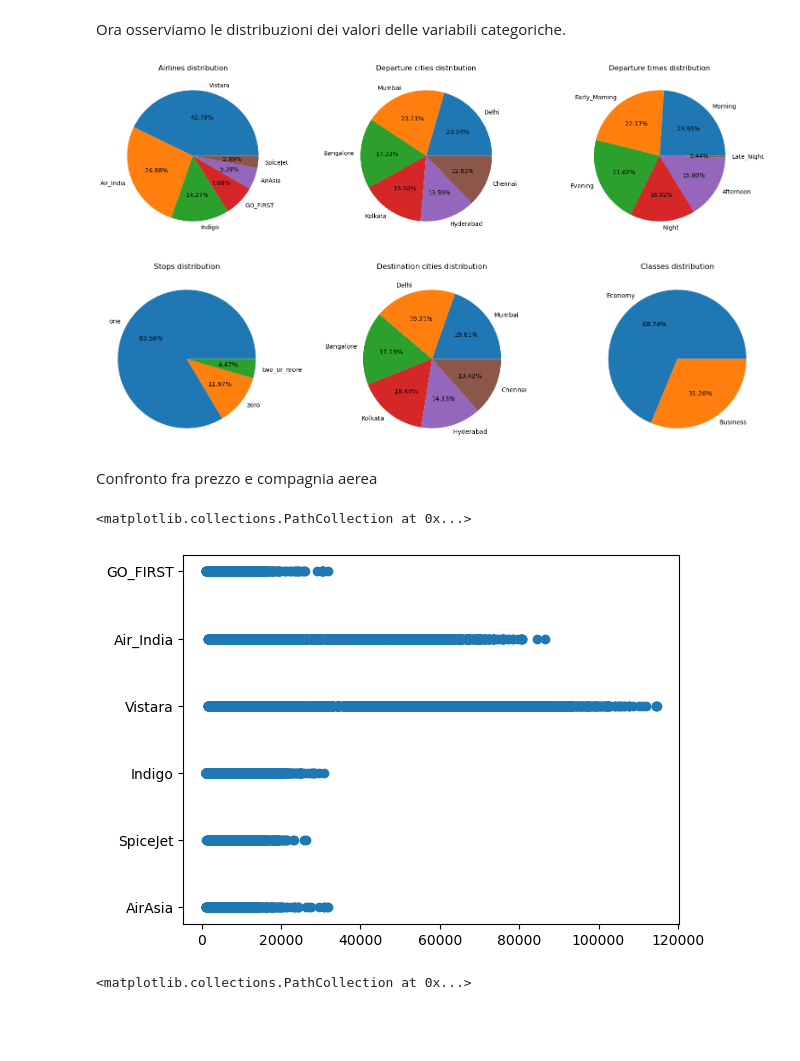
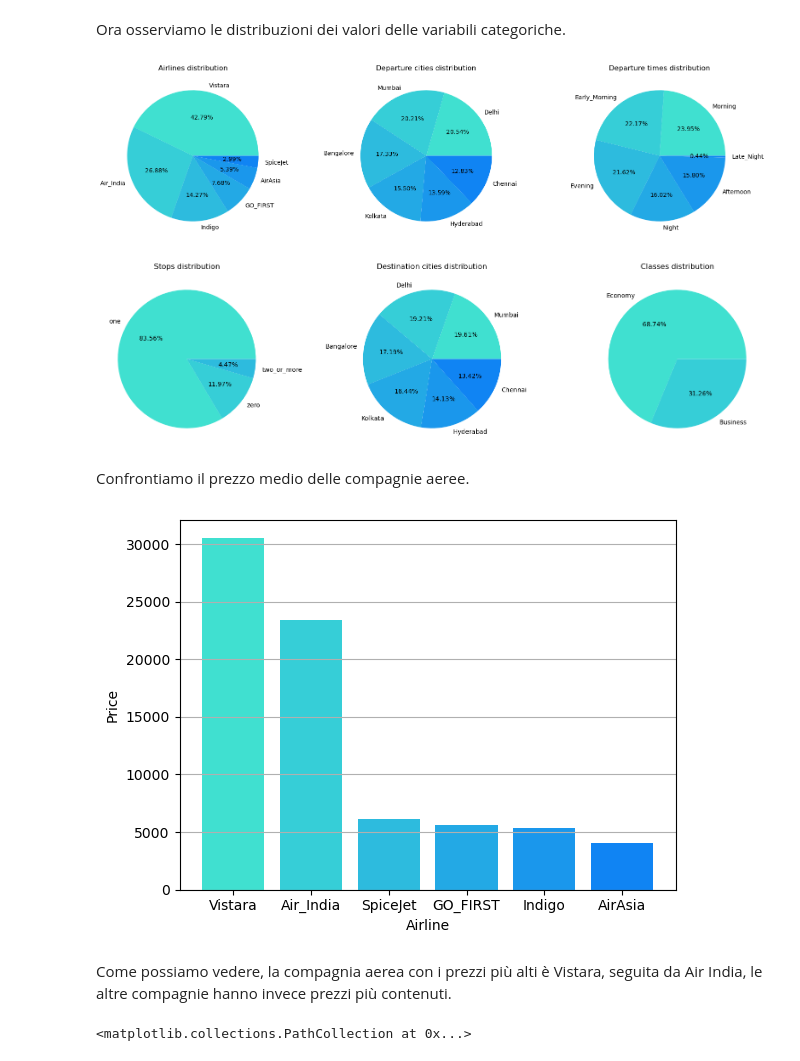
Before and after one commit to AivAiv/Flight_Price_Prediction, a Jupyter notebook: Progetto Programmazione Data Intensive.ipynb, the cells around one changed output. Drawn from its saved outputs; the diff is of its cells as text; code cells hidden in the pictures; blank space fills up the shorter version.

```diff
--- a/Progetto Programmazione Data Intensive.ipynb
+++ b/Progetto Programmazione Data Intensive.ipynb
@@ -160,22 +156,24 @@ dataset.describe()
 # %% [markdown]
 Ora osserviamo le distribuzioni dei valori delle variabili categoriche.
 # %%
+colors = ["#40e0d0", "#36ced7", "#2dbbde", "#23a9e5", "#1a97ec", "#1084f3"]
+
 airline_values = dataset["airline"].value_counts()
 dep_city_values = dataset["source_city"].value_counts()
 time_values = dataset["departure_time"].value_counts()
 
 plt.figure(figsize=(20, 5))
 
-plt.subplot(1, 3, 1).pie(airline_values, labels = airline_values.index, autopct='%2.2f%%')
+plt.subplot(1, 3, 1).pie(airline_values, labels = airline_values.index, autopct='%2.2f%%', colors = colors)
 plt.title('Airlines distribution');
 
-plt.subplot(1, 3, 2).pie(dep_city_values, labels = dep_city_values.index, autopct='%2.2f%%')
+plt.subplot(1, 3, 2).pie(dep_city_values, labels = dep_city_values.index, autopct='%2.2f%%', colors = colors)
 plt.title('Departure cities distribution');
 
-plt.subplot(1, 3, 3).pie(time_values, labels = time_values.index, autopct='%2.2f%%')
+plt.subplot(1, 3, 3).pie(time_values, labels = time_values.index, autopct='%2.2f%%', colors = colors)
 plt.title('Departure times distribution');
 # %% [output]
-[figure, old version]
+[figure, new version]
 # %%
 stops_values = dataset["stops"].value_counts()
 dest_city_values = dataset["destination_city"].value_counts()
@@ -183,23 +181,30 @@ class_values = dataset["class"].value_counts()
 
 plt.figure(figsize=(20, 5))
 
-plt.subplot(1, 3, 1).pie(stops_values, labels = stops_values.index, autopct='%2.2f%%')
+plt.subplot(1, 3, 1).pie(stops_values, labels = stops_values.index, autopct='%2.2f%%', colors = colors)
 plt.title('Stops distribution');
 
-plt.subplot(1, 3, 2).pie(dest_city_values, labels = dest_city_values.index, autopct='%2.2f%%')
+plt.subplot(1, 3, 2).pie(dest_city_values, labels = dest_city_values.index, autopct='%2.2f%%', colors = colors)
 plt.title('Destination cities distribution');
 
-plt.subplot(1, 3, 3).pie(class_values, labels = class_values.index, autopct='%2.2f%%')
+plt.subplot(1, 3, 3).pie(class_values, labels = class_values.index, autopct='%2.2f%%', colors = colors)
 plt.title('Classes distribution');
 # %% [output]
-[figure, old version]
+[figure, new version]
 # %% [markdown]
-Confronto fra prezzo e compagnia aerea
+Confrontiamo il prezzo medio delle compagnie aeree.
 # %%
-plt.scatter(x = dataset["price"], y = dataset["airline"])
+airline_price = dataset.groupby("airline")["price"].mean().sort_values(ascending = False).reset_index()
+
+plt.bar(airline_price["airline"], airline_price["price"], color = colors)
+plt.xlabel("Airline")
+plt.ylabel("Price")
+plt.grid(axis='y')
+plt.show()
 # %% [output]
-<matplotlib.collections.PathCollection at 0x...>
-[figure, old version]
+[figure, new version]
+# %% [markdown]
+Come possiamo vedere, la compagnia aerea con i prezzi più alti è Vistara, seguita da Air India, le altre compagnie hanno invece prezzi più contenuti.
 # %%
 plt.scatter(x = dataset["price"], y = dataset["source_city"])
 # %% [output]
```
Also changed, not shown: parts of 7 cells of this notebook.
